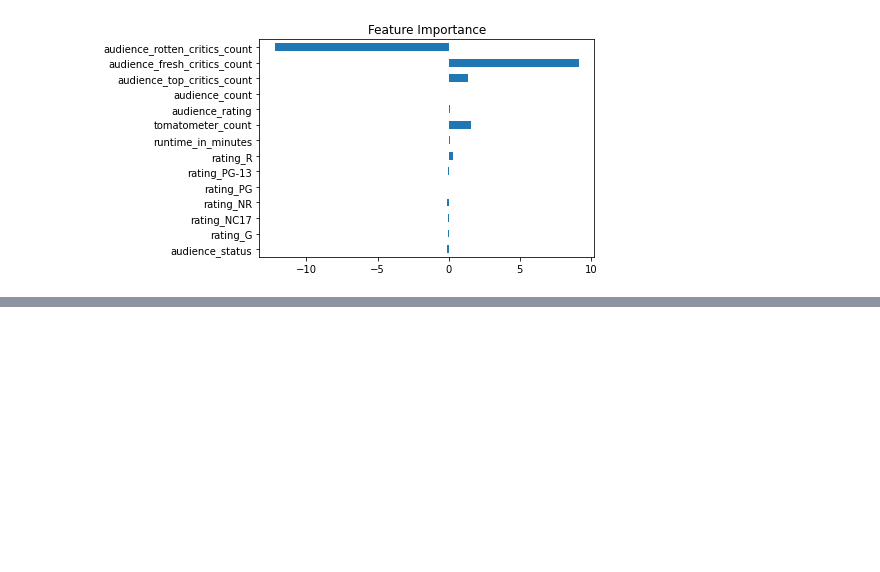
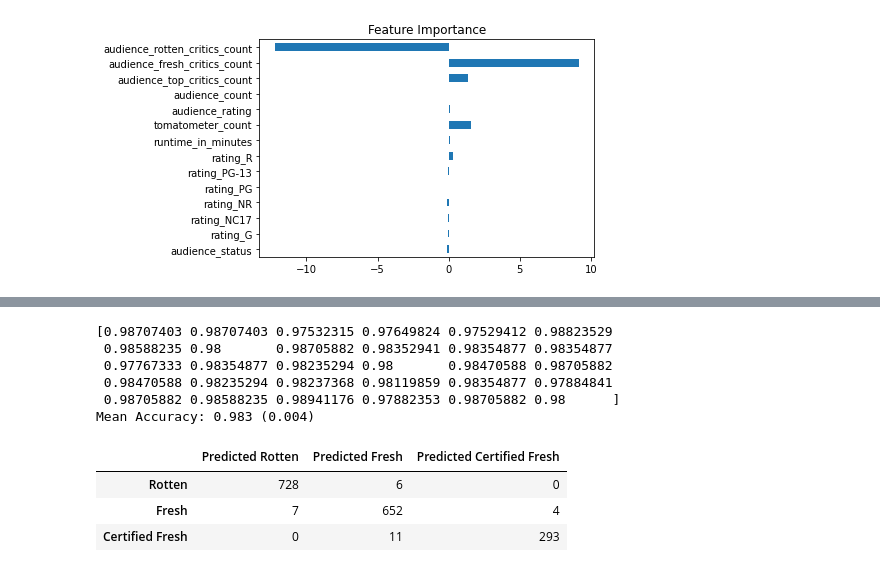
Before and after one commit to zhiqiuli/Machine-Learning-Engineer, a Jupyter notebook: 008-Rotten-Tomatoes-Movies-Classifier/runClassifier.ipynb, the cells around one changed output, grey strips where cells are left out. Cells and saved outputs as stored; diff of their text form; code cells hidden in the pictures; blank space fills up the shorter version.

```diff
--- a/008-Rotten-Tomatoes-Movies-Classifier/runClassifier.ipynb
+++ b/008-Rotten-Tomatoes-Movies-Classifier/runClassifier.ipynb
@@ -411,0 +430,42 @@ feat_importances.plot(kind='barh',title = 'Feature Importance')
+# %%
+'''
+It is a good practice to evaluate classification models using *repeated stratified k-fold cross-validation*.
+The stratification ensures that each cross-validation fold has approximately the same distribution of examples in each class as the whole training dataset.
+'''
+# define the model evaluation procedure
+cv = RepeatedStratifiedKFold(n_splits=10, n_repeats=3, random_state=1)
+
+# evaluate the model and collect the scores
+n_scores = cross_val_score(model_3, df_x, df_y, scoring='accuracy', cv=cv, n_jobs=-1)
+
+# report the model performance
+print(n_scores) # there are total n_splits times n_repeats number of performance scores
+print('Mean Accuracy: %.3f (%.3f)' % (np.mean(n_scores), np.std(n_scores)))
+# %% [output]
+[0.98707403 0.98707403 0.97532315 0.97649824 0.97529412 0.98823529
+ 0.98588235 0.98       0.98705882 0.98352941 0.98354877 0.98354877
+ 0.97767333 0.98354877 0.98235294 0.98       0.98470588 0.98705882
+ 0.98470588 0.98235294 0.98237368 0.98119859 0.98354877 0.97884841
+ 0.98705882 0.98588235 0.98941176 0.97882353 0.98705882 0.98      ]
+Mean Accuracy: 0.983 (0.004)
+# %%
+preds_3 = model_3.predict(X_test)
+# %%
+#Create a confusion matrix
+#y_test as first argument and the preds as second argument
+confusion_matrix(y_test, preds_3)
+
+#transform confusion matrix into array
+#the matrix is stored in a vaiable called confmtrx
+confmtrx = np.array(confusion_matrix(y_test, preds_3))
+#Create DataFrame from confmtrx array
+#rows for test: Male, Female, Infant designation as index
+#columns for preds: male, predicted_female, predicted_infant as column
+
+pd.DataFrame(confmtrx, index=['Rotten','Fresh','Certified Fresh'],
+columns=['Predicted Rotten','Predicted Fresh','Predicted Certified Fresh'])
+# %% [output]
+|  | Predicted Rotten | Predicted Fresh | Predicted Certified Fresh |
+| Rotten | 728 | 6 | 0 |
+| Fresh | 7 | 652 | 4 |
+| Certified Fresh | 0 | 11 | 293 |
```
Also changed, not shown: parts of 4 cells of this notebook, 3 other files.
